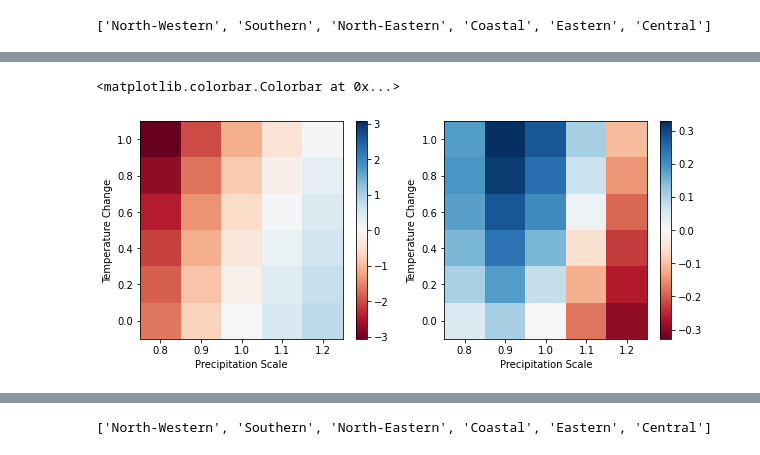
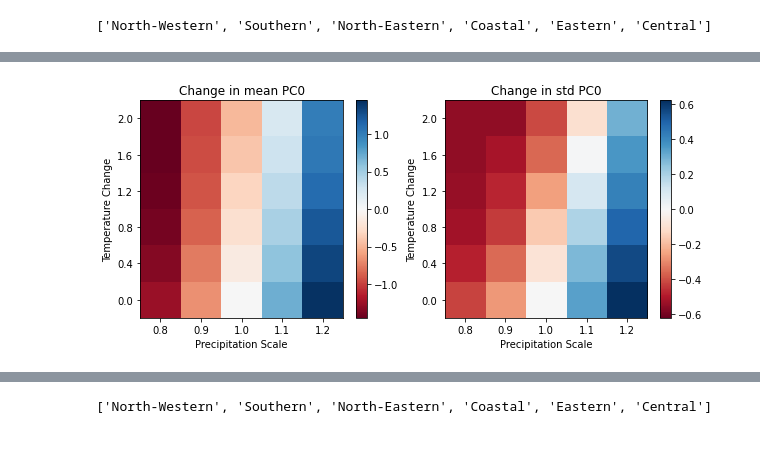
Before and after one commit to andersonsam/cnn_lstm_interpret, a Jupyter notebook: glacier_PC_space.ipynb, the cells around one changed output, grey strips where cells are left out. Cells and saved outputs as stored; diff of their text form; code cells hidden in the pictures.

```diff
--- a/glacier_PC_space.ipynb
+++ b/glacier_PC_space.ipynb
@@ -1573,7 +1592,7 @@ if saveIt:
 
       perturb += 1
 # %%
-load_files = 1
+load_files = 0
 
 #NORTHERN PERTURBATIONS
 
@@ -1699,7 +1736,7 @@ else: #if load predictions
 # %%
 #save
 
-saveIt = 0
+saveIt = 1
 
 if saveIt:
 
@@ -1709,9 +1746,9 @@ if saveIt:
   for ind_T_perturb in range(Nperturbs_T):
     for ind_P_perturb in range(Nperturbs_P):
 
-      filename_train = 'y_train_predict_north_' + perturb_strings[ind_T_perturb][ind_P_perturb] + '.csv'
-      filename_val = 'y_val_predict_north_' + perturb_strings[ind_T_perturb][ind_P_perturb] + '.csv'
-      filename_test = 'y_test_predict_north_' + perturb_strings[ind_T_perturb][ind_P_perturb] + '.csv'
+      filename_train = 'y_train_predict_north_' + perturb_strings[ind_T_perturb][ind_P_perturb] + '_run0.csv'
+      filename_val = 'y_val_predict_north_' + perturb_strings[ind_T_perturb][ind_P_perturb] + '_run0.csv'
+      filename_test = 'y_test_predict_north_' + perturb_strings[ind_T_perturb][ind_P_perturb] + '_run0.csv'
 
       np.savetxt(dir_data_temporary + '/' + filename_train, y_train_predict_perturbs_north[:,:,perturb], delimiter = ',')
       np.savetxt(dir_data_temporary + '/' + filename_val, y_val_predict_perturbs_north[:,:,perturb], delimiter = ',')
@@ -1792,5 +1806,5 @@ array([[ 30],
 # %%
-station = 30
+station = 166
 year = 0
 
 nn = 5
@@ -1819,0 +1834,27 @@ Text(0.5, 1.0, 'Getting hotter, wet')
+# %%
+cluster = 5
+year = 0
+
+nn = 5
+norm = matplotlib.colors.Normalize(vmin = 0, vmax = nn-1)
+cmap = cm.get_cmap('viridis')
+
+fig, ax = plt.subplots(nrows = 2, ncols = 2, figsize = (30,8))
+
+for kk in range(nn):
+
+  stations = np.argwhere(seasonal_clustering.labels_ == cluster).squeeze()
+
+  ax[0,0].plot(np.mean(y_test_predict_perturbs[:365,stations,kk], axis = -1), color = cmap(norm(kk)))
+  ax[0,1].plot(np.mean(y_test_predict_perturbs[:365,stations,kk*5], axis = -1), color = cmap(norm(kk)))
+  ax[1,0].plot(np.mean(y_test_predict_perturbs[:365,stations,20+kk], axis = -1), color = cmap(norm(kk)))
+  ax[1,1].plot(np.mean(y_test_predict_perturbs[:365,stations,4+kk*5], axis = -1), color = cmap(norm(kk)))
+
+for aa in ax.flatten():
+  aa.plot(np.mean(y_test_predict_perturbs[:365,stations,2], axis = -1),'k--')
+
+ax[0,0].set_title('No temp, getting wetter')
+ax[0,1].set_title('Getting hotter, dry')
+ax[1,0].set_title('Hot, getting wetter')
+ax[1,1].set_title('Getting hotter, wet')
+  # ax[1].set_xlim(left = 170, right = 270)
@@ -1957,33 +2001,36 @@ dP = P_perturbs[1] - P_perturbs[0]
 dT = T_perturbs[1] - T_perturbs[0]
 extent_perturbs = [P_perturbs[0] - dP/2, P_perturbs[-1] + dP/2, T_perturbs[0] - dT/2, T_perturbs[-1] + dT/2]
 # %%
-station = 0
+station = 1
 
 fig, axes = plt.subplots(nrows = 1, ncols = 2, figsize = (10,4))
 
 #mean
 var = np.flipud(dPC0_mean[station,:].reshape(Nperturbs_T, Nperturbs_P))
 vmax = np.max(np.abs(var))
 vmin = -vmax
 
 im = axes[0].imshow(var, cmap = 'RdBu', vmin = vmin, vmax = vmax, extent = extent_perturbs, aspect = 'auto')
 axes[0].set_xticks(P_perturbs)
 axes[0].set_yticks(T_perturbs)
 axes[0].set_xlabel('Precipitation Scale')
 axes[0].set_ylabel('Temperature Change')
+axes[0].set_title('Change in mean PC0')
 plt.colorbar(im, ax = axes[0])
 
 #std
 var = np.flipud(dPC0_std[station,:].reshape(Nperturbs_T, Nperturbs_P))
 vmax = np.max(np.abs(var))
 vmin = -vmax
 
 im = axes[1].imshow(var, cmap = 'RdBu', vmin = vmin, vmax = vmax, extent = extent_perturbs, aspect = 'auto')
 axes[1].set_xticks(P_perturbs)
 axes[1].set_yticks(T_perturbs)
 axes[1].set_xlabel('Precipitation Scale')
 axes[1].set_ylabel('Temperature Change')
+axes[1].set_title('Change in std PC0')
 plt.colorbar(im, ax = axes[1])
+
+plt.show()
 # %% [output]
-<matplotlib.colorbar.Colorbar at 0x...>
-[figure, old version]
+[figure, new version]
```
Also changed, not shown: parts of 25 cells of this notebook.
